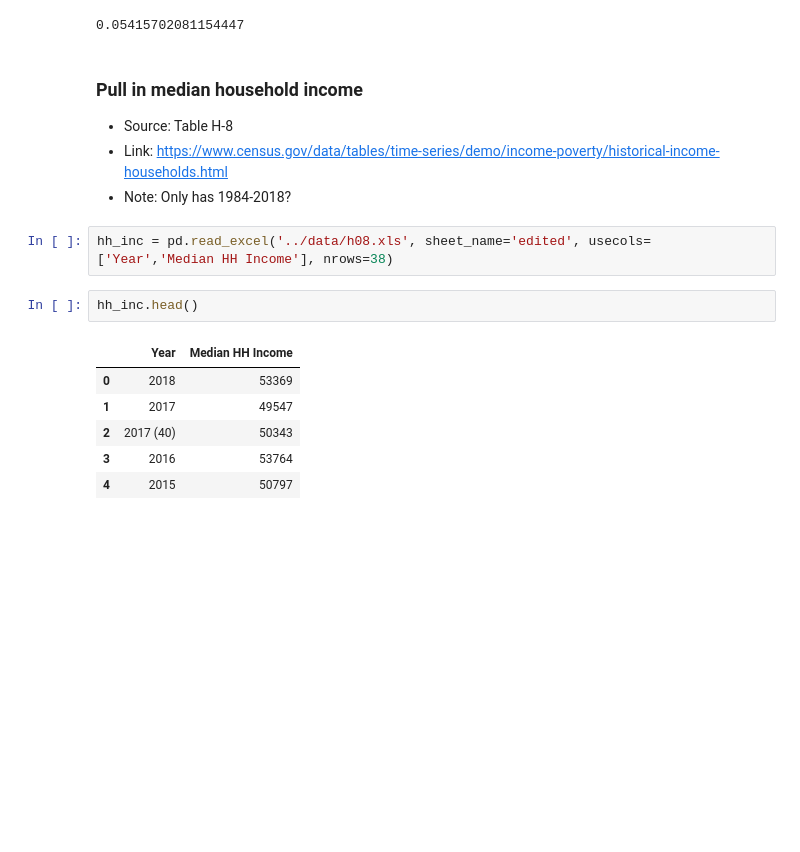
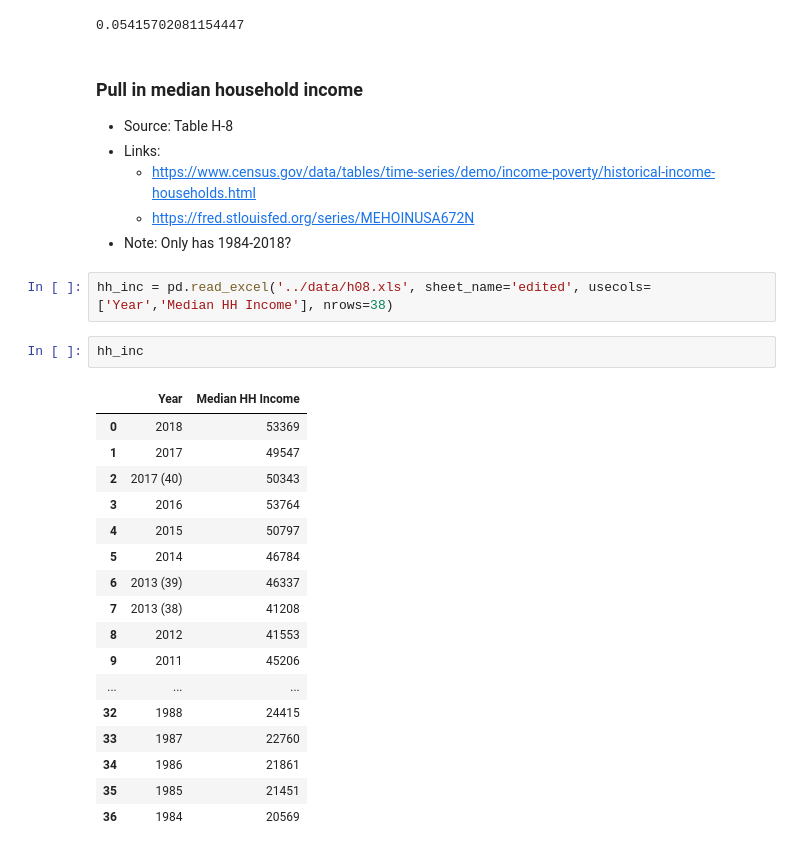
Before and after one commit to christi-liongson/covid_decarceration, a Jupyter notebook: files/features_split_preprocess.ipynb, the cells around one changed output. Cells and saved outputs as stored; diff of their text form; blank space fills up the shorter version.

```diff
--- a/files/features_split_preprocess.ipynb
+++ b/files/features_split_preprocess.ipynb
@@ -405,16 +405,29 @@ dataset_main['unemp_rate'].isnull().sum() / dataset_main.shape[0]
 # %% [markdown]
 ### Pull in median household income
 * Source: Table H-8
-* Link: https://www.census.gov/data/tables/time-series/demo/income-poverty/historical-income-households.html
+* Links:
+  * https://www.census.gov/data/tables/time-series/demo/income-poverty/historical-income-households.html
+  * https://fred.stlouisfed.org/series/MEHOINUSA672N
 * Note: Only has 1984-2018?
 # %%
 hh_inc = pd.read_excel('../data/h08.xls', sheet_name='edited', usecols=['Year','Median HH Income'], nrows=38)
 # %%
-hh_inc.head()
+hh_inc
 # %% [output]
 |  | Year | Median HH Income |
 | 0 | 2018 | 53369 |
 | 1 | 2017 | 49547 |
 | 2 | 2017 (40) | 50343 |
 | 3 | 2016 | 53764 |
 | 4 | 2015 | 50797 |
+| 5 | 2014 | 46784 |
+| 6 | 2013 (39) | 46337 |
+| 7 | 2013 (38) | 41208 |
+| 8 | 2012 | 41553 |
+| 9 | 2011 | 45206 |
+| ... | ... | ... |
+| 32 | 1988 | 24415 |
+| 33 | 1987 | 22760 |
+| 34 | 1986 | 21861 |
+| 35 | 1985 | 21451 |
+| 36 | 1984 | 20569 |
```
Also changed, not shown: parts of 5 cells of this notebook.
